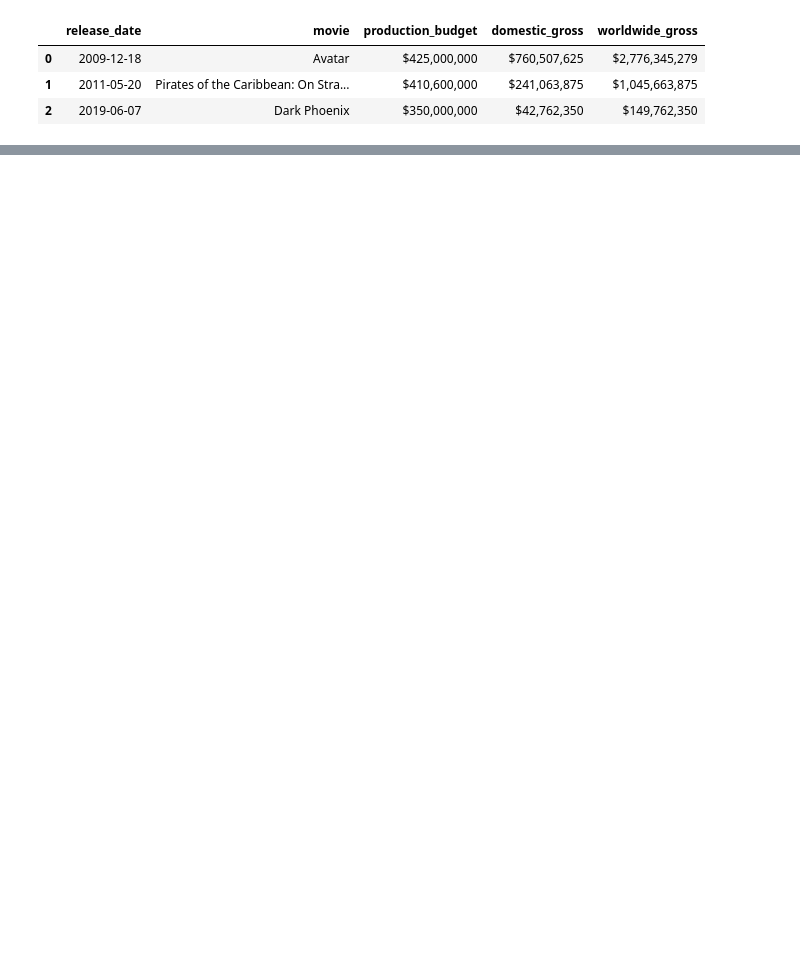
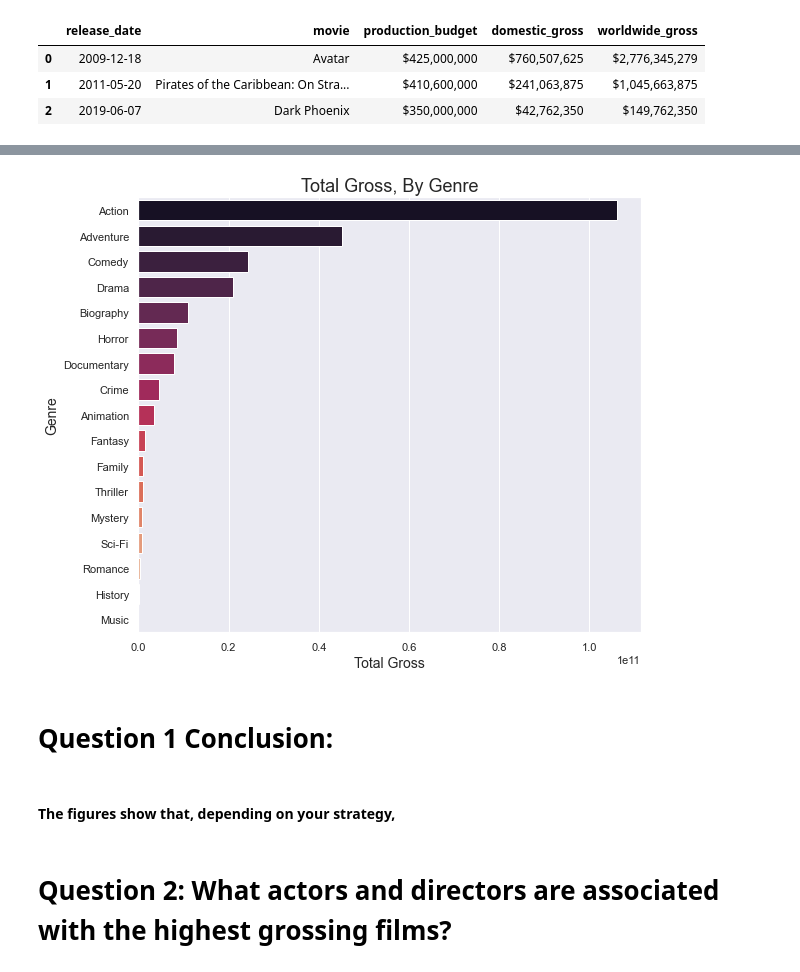
Before and after one commit to christiantsui/Movie-Data-Exploratory-Analysis, a Jupyter notebook: student.ipynb, the cells around one changed output, grey strips where cells are left out. Drawn from its saved outputs; the diff is of its cells as text; code cells hidden in the pictures; blank space fills up the shorter version.

```diff
--- a/student.ipynb
+++ b/student.ipynb
@@ -191,0 +377,17 @@ budgets_clean.head(3)
+# %%
+# Displaying relevant data, group by genre, sum total_gross, sort by total gross
+gross_genre = gross_genre.groupby(['main_genre'])['total_gross'].sum().reset_index().sort_values('total_gross', ascending=False)
+# %%
+sns.set(rc={'figure.figsize':(9,8)})
+plot = sns.barplot('total_gross','main_genre' , data = gross_genre, order= gross_genre['main_genre'], palette='rocket');
+plot.set_title('Total Gross, By Genre',fontsize=18);
+plt.xlabel('Total Gross', fontsize=14);
+plt.ylabel('Genre', fontsize=14);
+# %% [output]
+[figure, added]
+# %% [markdown]
+# Question 1 Conclusion:
+# %% [markdown]
+#### The figures show that, depending on your strategy,
+# %% [markdown]
+# Question 2: What actors and directors are associated with the highest grossing films?
```
Also changed, not shown: parts of 46 cells of this notebook, 2 other files.
